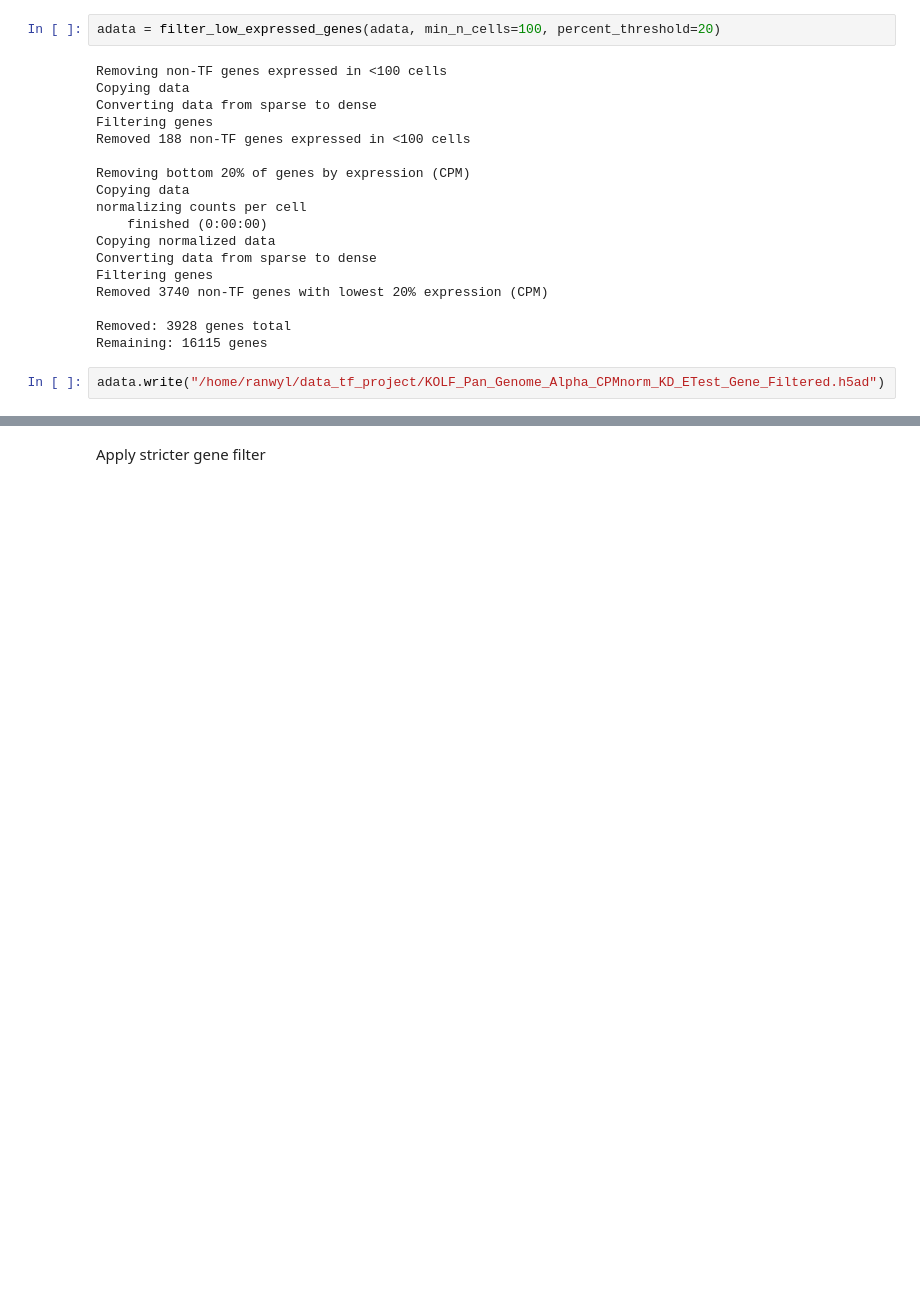
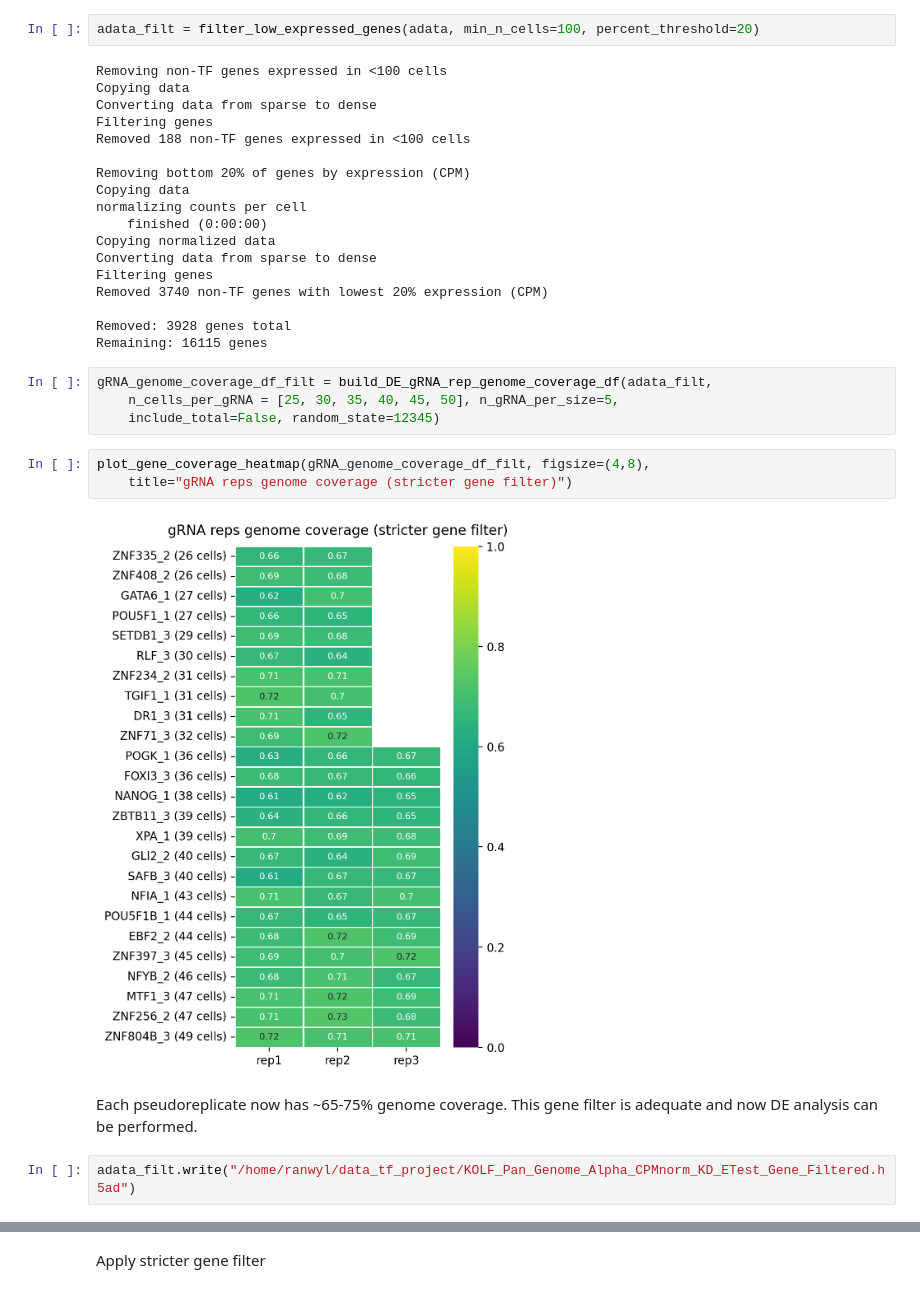
Before and after one commit to subramaniam-lab-ucsd/tf-project, a Jupyter notebook: tf_project_de_analysis_mde.ipynb, the cells around one changed output, grey strips where cells are left out. Cells and saved outputs as stored; diff of their text form; blank space fills up the shorter version.

```diff
--- a/tf_project_de_analysis_mde.ipynb
+++ b/tf_project_de_analysis_mde.ipynb
@@ -116,7 +275,7 @@ def filter_low_expressed_genes(adata, percent_threshold=0, min_n_cells=0, silent
     gc.collect()
     return adata.copy()
 # %%
-adata = filter_low_expressed_genes(adata, min_n_cells=100, percent_threshold=20)
+adata_filt = filter_low_expressed_genes(adata, min_n_cells=100, percent_threshold=20)
 # %% [output]
 Removing non-TF genes expressed in <100 cells
 Copying data
@@ -135,6 +294,17 @@ Removed 3740 non-TF genes with lowest 20% expression (CPM)
 
 Removed: 3928 genes total
 Remaining: 16115 genes
+# %%
+gRNA_genome_coverage_df_filt = build_DE_gRNA_rep_genome_coverage_df(adata_filt,
+    n_cells_per_gRNA = [25, 30, 35, 40, 45, 50], n_gRNA_per_size=5,
+    include_total=False, random_state=12345)
+# %%
+plot_gene_coverage_heatmap(gRNA_genome_coverage_df_filt, figsize=(4,8),
+    title="gRNA reps genome coverage (stricter gene filter)")
+# %% [output]
+[figure, added]
+# %% [markdown]
+Each pseudoreplicate now has ~65-75% genome coverage. This gene filter is adequate and now DE analysis can be performed.
 # %%
-adata.write("/home/ranwyl/data_tf_project/KOLF_Pan_Genome_Alpha_CPMnorm_KD_ETest_Gene_Filtered.h5ad")
+adata_filt.write("/home/ranwyl/data_tf_project/KOLF_Pan_Genome_Alpha_CPMnorm_KD_ETest_Gene_Filtered.h5ad")
 # %% [markdown]
```
Also changed, not shown: parts of 13 cells of this notebook, 1 other file.
